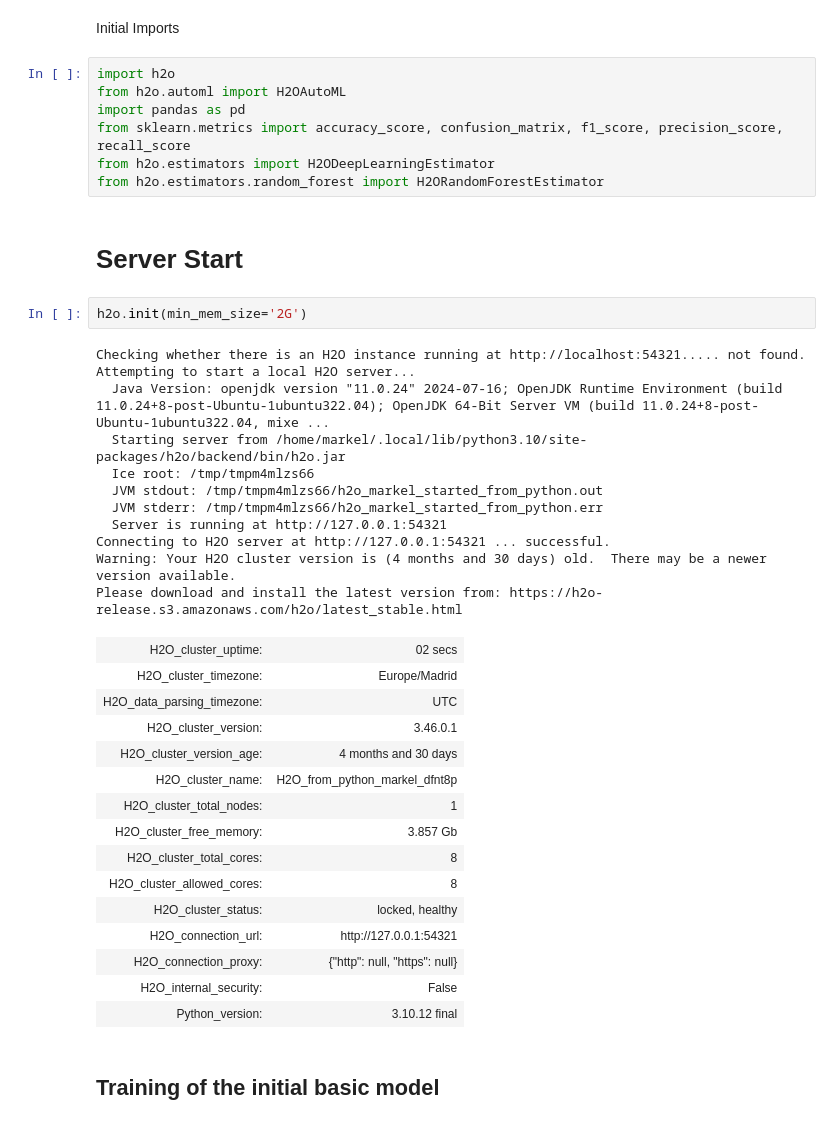
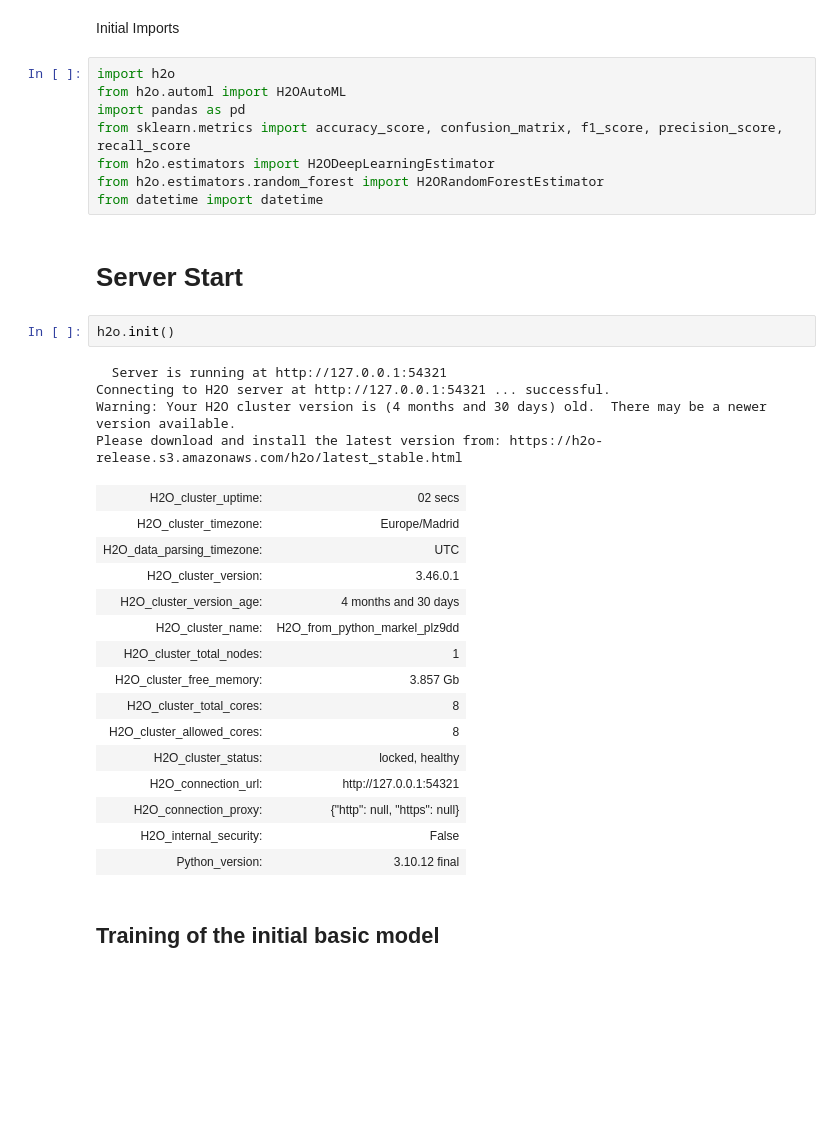
Before and after one commit to mserrano025/IDS-Framework, a Jupyter notebook: h2o_notebook.ipynb, the cells around one changed output. Drawn from its saved outputs; the diff is of its cells as text; blank space fills up the shorter version.

```diff
--- a/h2o_notebook.ipynb
+++ b/h2o_notebook.ipynb
@@ -7,28 +7,22 @@ import pandas as pd
 from sklearn.metrics import accuracy_score, confusion_matrix, f1_score, precision_score, recall_score
 from h2o.estimators import H2ODeepLearningEstimator
 from h2o.estimators.random_forest import H2ORandomForestEstimator
+from datetime import datetime
 # %% [markdown]
 # Server Start
 # %%
-h2o.init(min_mem_size='2G')
+h2o.init()
 # %% [output]
-Checking whether there is an H2O instance running at http://localhost:54321..... not found.
-Attempting to start a local H2O server...
-  Java Version: openjdk version "11.0.24" 2024-07-16; OpenJDK Runtime Environment (build 11.0.24+8-post-Ubuntu-1ubuntu322.04); OpenJDK 64-Bit Server VM (build 11.0.24+8-post-Ubuntu-1ubuntu322.04, mixe ...
-  Starting server from /home/markel/.local/lib/python3.10/site-packages/h2o/backend/bin/h2o.jar
-  Ice root: /tmp/tmpm4mlzs66
-  JVM stdout: /tmp/tmpm4mlzs66/h2o_markel_started_from_python.out
-  JVM stderr: /tmp/tmpm4mlzs66/h2o_markel_started_from_python.err
   Server is running at http://127.0.0.1:54321
 Connecting to H2O server at http://127.0.0.1:54321 ... successful.
 Warning: Your H2O cluster version is (4 months and 30 days) old.  There may be a newer version available.
 Please download and install the latest version from: https://h2o-release.s3.amazonaws.com/h2o/latest_stable.html
 | H2O_cluster_uptime: | 02 secs |
 | H2O_cluster_timezone: | Europe/Madrid |
 | H2O_data_parsing_timezone: | UTC |
 | H2O_cluster_version: | 3.46.0.1 |
 | H2O_cluster_version_age: | 4 months and 30 days |
-| H2O_cluster_name: | H2O_from_python_markel_dfnt8p |
+| H2O_cluster_name: | H2O_from_python_markel_plz9dd |
 | H2O_cluster_total_nodes: | 1 |
 | H2O_cluster_free_memory: | 3.857 Gb |
 | H2O_cluster_total_cores: | 8 |
```
Also changed, not shown: parts of 9 cells of this notebook.
